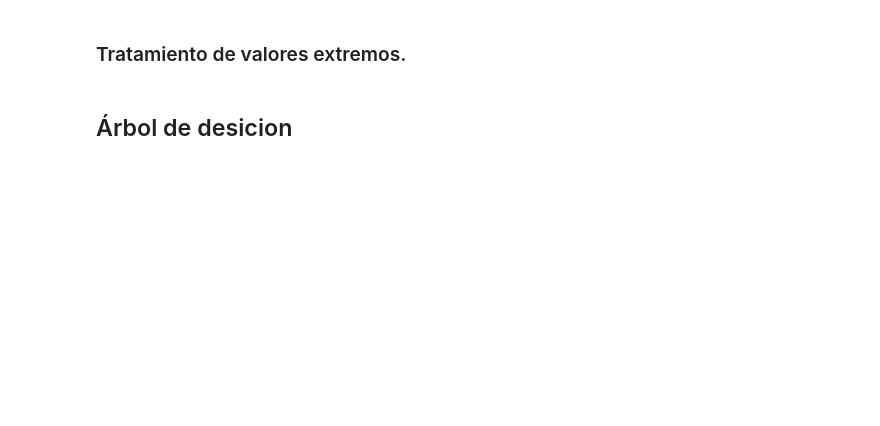
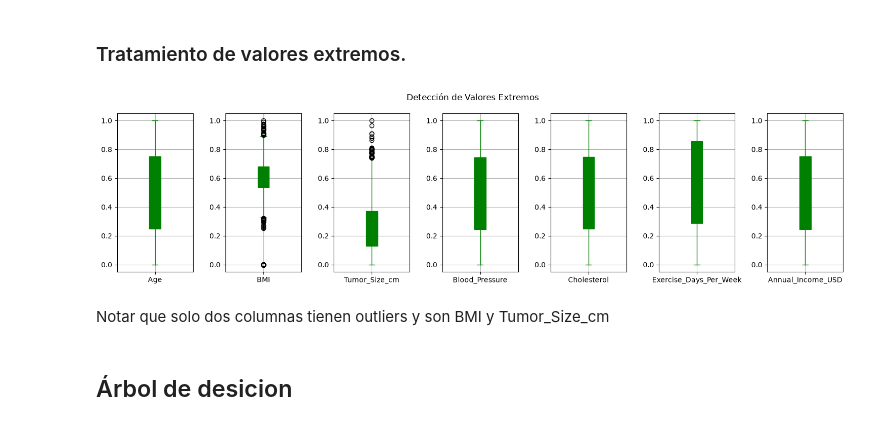
Before and after one commit to cony45678/Etica_Para_Ciencias_de_Datos, a Jupyter notebook: TallerSumativo2_Alarcon_Espinoza_Silva.ipynb, the cells around one changed output. Saved outputs shown, nothing was run; the diff lists cells and outputs as text; code cells hidden in the pictures; blank space fills up the shorter version.

```diff
--- a/TallerSumativo2_Alarcon_Espinoza_Silva.ipynb
+++ b/TallerSumativo2_Alarcon_Espinoza_Silva.ipynb
@@ -328,2 +373,27 @@ df.head()
 # %% [markdown]
 ### Tratamiento de valores extremos.
+# %%
+# Primero tomamos todas las columnas que tienen valores continuos y vemos cuales tienen outliers.
+columnas_continuas = [
+    'Age', 'BMI', 'Tumor_Size_cm', 'Blood_Pressure', 'Cholesterol',
+    'Exercise_Days_Per_Week', 'Annual_Income_USD']
+
+# Creamos la figura sobre la que trabajemos
+plt.figure(figsize=(15, 4))
+
+# Ahora recorremos cada columna para que cada una tenga su gráfico
+# Seleccionamos la columna
+# Luego cremos su propiop gráfico
+# Lo hacemos de tipo box porque permite identificarlos de mejor manera
+for i in range(len(columnas_continuas)):
+    col = columnas_continuas[i]
+    plt.subplot(1, len(columnas_continuas), i + 1)
+    df.boxplot(column=col, patch_artist=True, color='green')
+
+plt.suptitle('Detección de Valores Extremos')
+plt.tight_layout()
+plt.show()
+# %% [output]
+[figure, added]
+# %% [markdown]
+Notar que solo dos columnas tienen outliers y son BMI y Tumor_Size_cm
```
Also changed, not shown: parts of 23 cells of this notebook.
